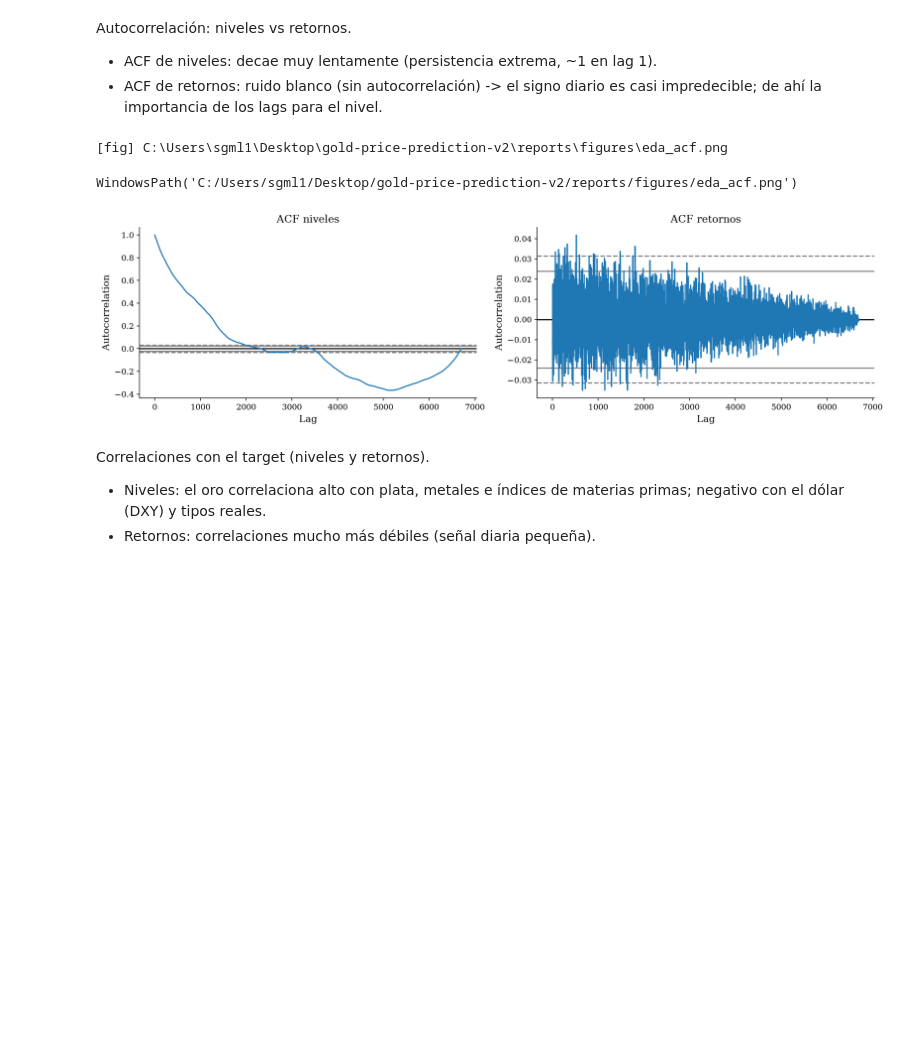
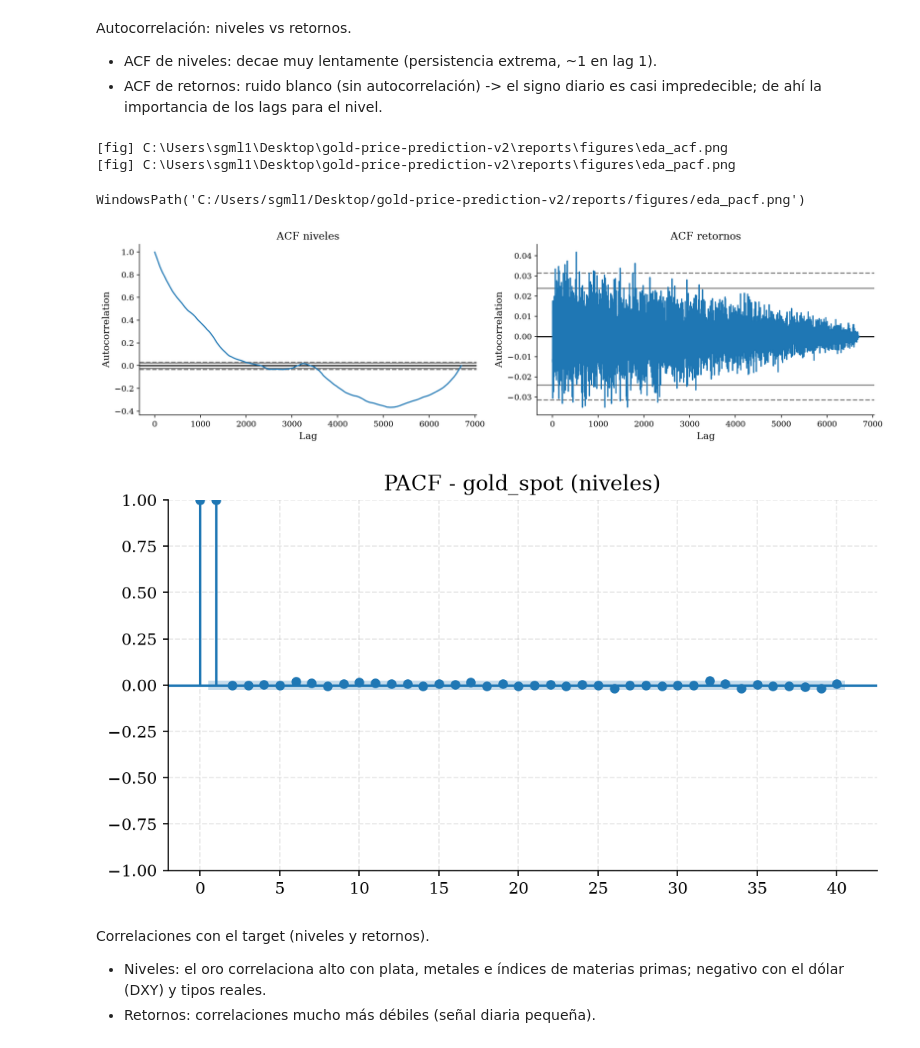
Before and after one commit to sebastianmalbaceda/gold-price-prediction, a Jupyter notebook: notebooks/04_eda.ipynb, the cells around one changed output. Cells and saved outputs as stored; diff of their text form; code cells hidden in the pictures; blank space fills up the shorter version.

```diff
--- a/notebooks/04_eda.ipynb
+++ b/notebooks/04_eda.ipynb
@@ -141,17 +141,29 @@ Autocorrelación: niveles vs retornos.
 # %%
 from pandas.plotting import autocorrelation_plot
 
 fig, axes = plt.subplots(1, 2, figsize=(14, 4))
 autocorrelation_plot(g, ax=axes[0])
 axes[0].set_title("ACF niveles")
 autocorrelation_plot(rets, ax=axes[1])
 axes[1].set_title("ACF retornos")
 fig.tight_layout()
 save_fig(fig, "eda_acf.png")
+# PACF (autocorrelación parcial): mide la correlación de gold_spot(t) con
+# gold_spot(t-k) controlando por los lags intermedios. Identifica el orden
+# de un posible proceso AR.
+from statsmodels.graphics.tsaplots import plot_pacf
+
+fig_pacf, ax_pacf = plt.subplots(figsize=(7, 4))
+plot_pacf(g.dropna(), lags=40, ax=ax_pacf, method='ywm')
+ax_pacf.set_title('PACF - gold_spot (niveles)')
+fig_pacf.tight_layout()
+save_fig(fig_pacf, 'eda_pacf.png')
 # %% [output]
 [fig] C:\Users\sgml1\Desktop\gold-price-prediction-v2\reports\figures\eda_acf.png
+[fig] C:\Users\sgml1\Desktop\gold-price-prediction-v2\reports\figures\eda_pacf.png
-WindowsPath('C:/Users/sgml1/Desktop/gold-price-prediction-v2/reports/figures/eda_acf.png')
+WindowsPath('C:/Users/sgml1/Desktop/gold-price-prediction-v2/reports/figures/eda_pacf.png')
 [figure]
+[figure, added]
 # %% [markdown]
 Correlaciones con el target (niveles y retornos).
 
```
Also changed, not shown: parts of 1 cell of this notebook, 2 other files.
